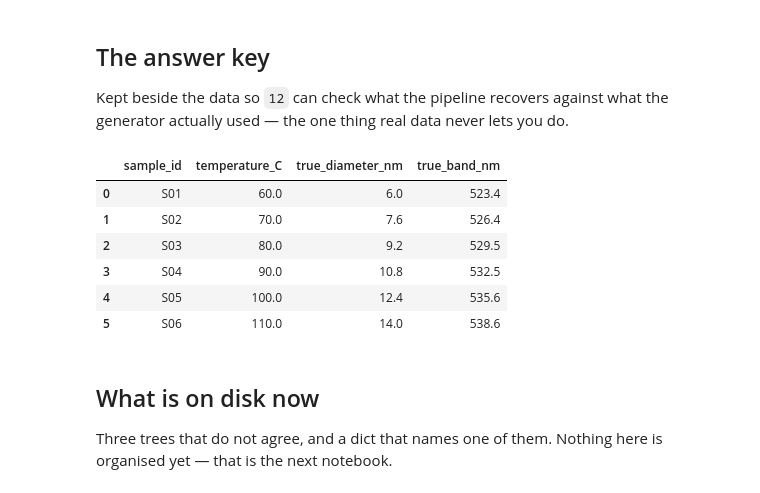
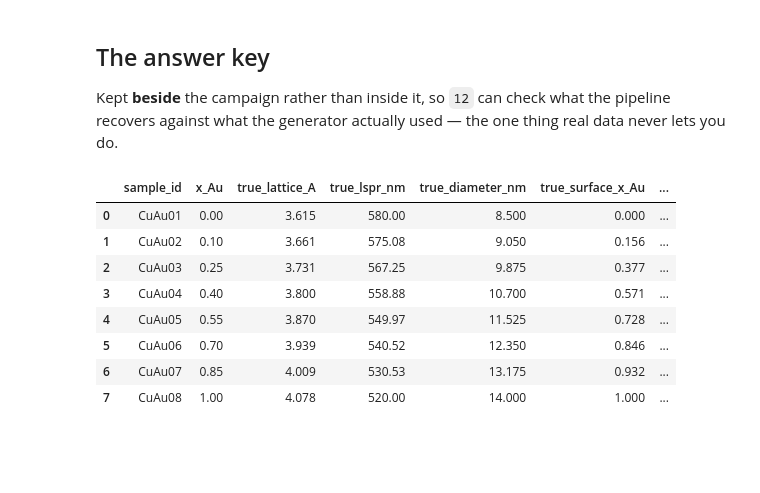
Before and after one commit to yugangzhang/pyDataOrg, a Jupyter notebook: notebook/10_simulate_data.ipynb, the cells around one changed output. Saved outputs shown, nothing was run; the diff lists cells and outputs as text; code cells hidden in the pictures; blank space fills up the shorter version.

```diff
--- a/notebook/10_simulate_data.ipynb
+++ b/notebook/10_simulate_data.ipynb
@@ -134,0 +41,18 @@ wrote /home/user/Repos/OrgDemo/Lab/Meta/synthesis_dict.json
+# %%
+import time
+
+import matplotlib.pyplot as plt
+import numpy as np
+import pandas as pd
+
+from NanoOrganizer import structure
+from NanoOrganizer.demo import build_showcase_project, demo_root, showcase_truth
+from NanoOrganizer.demo import materials as mat
+from NanoOrganizer.viz import plots
+
+ROOT = demo_root("CuAu")          # ~/Repos/OrgDemo/CuAu, or under $NANOORGANIZER_DEMO_ROOT
+CAMPAIGN = ROOT / "Campaign"
+
+# The hidden number, one per sample. CuAu09 is the failed run and has none.
+fractions = {mat.sample_id(i): x for i, x in enumerate(mat.DEFAULT_FRACTIONS, start=1)}
+fractions
@@ -135,22 +247,22 @@ wrote /home/user/Repos/OrgDemo/Lab/Meta/synthesis_dict.json
 # %% [markdown]
 ## The answer key
 
-Kept beside the data so `12` can check what the pipeline recovers against what
-the generator actually used — the one thing real data never lets you do.
+Kept **beside** the campaign rather than inside it, so `12` can check what the
+pipeline recovers against what the generator actually used — the one thing
+real data never lets you do.
 # %%
-truth = lab.lab_truth(TEMPERATURE_C)
-truth.to_csv(paths.truth, index=False)
-truth
+truth = showcase_truth()
+truth.to_csv(ROOT / "truth.csv", index=False)
+
+truth[["sample_id", "x_Au", "true_lattice_A", "true_lspr_nm", "true_diameter_nm",
+       "true_surface_x_Au", "true_co_binding_eV", "true_j_CO_mA_cm2"]].round(3)
 # %% [output]
-|  | sample_id | temperature_C | true_diameter_nm | true_band_nm |
-| 0 | S01 | 60.0 | 6.0 | 523.4 |
-| 1 | S02 | 70.0 | 7.6 | 526.4 |
-| 2 | S03 | 80.0 | 9.2 | 529.5 |
-| 3 | S04 | 90.0 | 10.8 | 532.5 |
-| 4 | S05 | 100.0 | 12.4 | 535.6 |
-| 5 | S06 | 110.0 | 14.0 | 538.6 |
+|  | sample_id | x_Au | true_lattice_A | true_lspr_nm | true_diameter_nm | true_surface_x_Au | ... |
+| 0 | CuAu01 | 0.00 | 3.615 | 580.00 | 8.500 | 0.000 | ... |
+| 1 | CuAu02 | 0.10 | 3.661 | 575.08 | 9.050 | 0.156 | ... |
+| 2 | CuAu03 | 0.25 | 3.731 | 567.25 | 9.875 | 0.377 | ... |
+| 3 | CuAu04 | 0.40 | 3.800 | 558.88 | 10.700 | 0.571 | ... |
+| 4 | CuAu05 | 0.55 | 3.870 | 549.97 | 11.525 | 0.728 | ... |
+| 5 | CuAu06 | 0.70 | 3.939 | 540.52 | 12.350 | 0.846 | ... |
+| 6 | CuAu07 | 0.85 | 4.009 | 530.53 | 13.175 | 0.932 | ... |
+| 7 | CuAu08 | 1.00 | 4.078 | 520.00 | 14.000 | 1.000 | ... |
-# %% [markdown]
-## What is on disk now
-
-Three trees that do not agree, and a dict that names one of them. Nothing here
-is organised yet — that is the next notebook.
```
Also changed, not shown: parts of 24 cells of this notebook, 3 other files.
